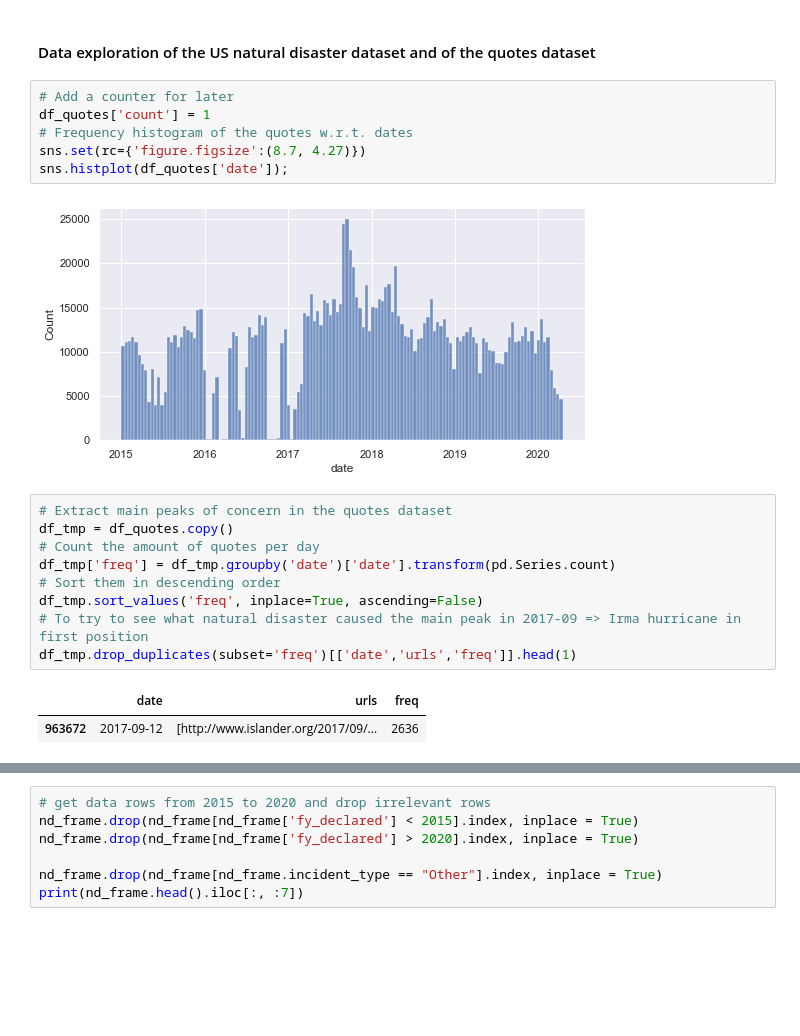
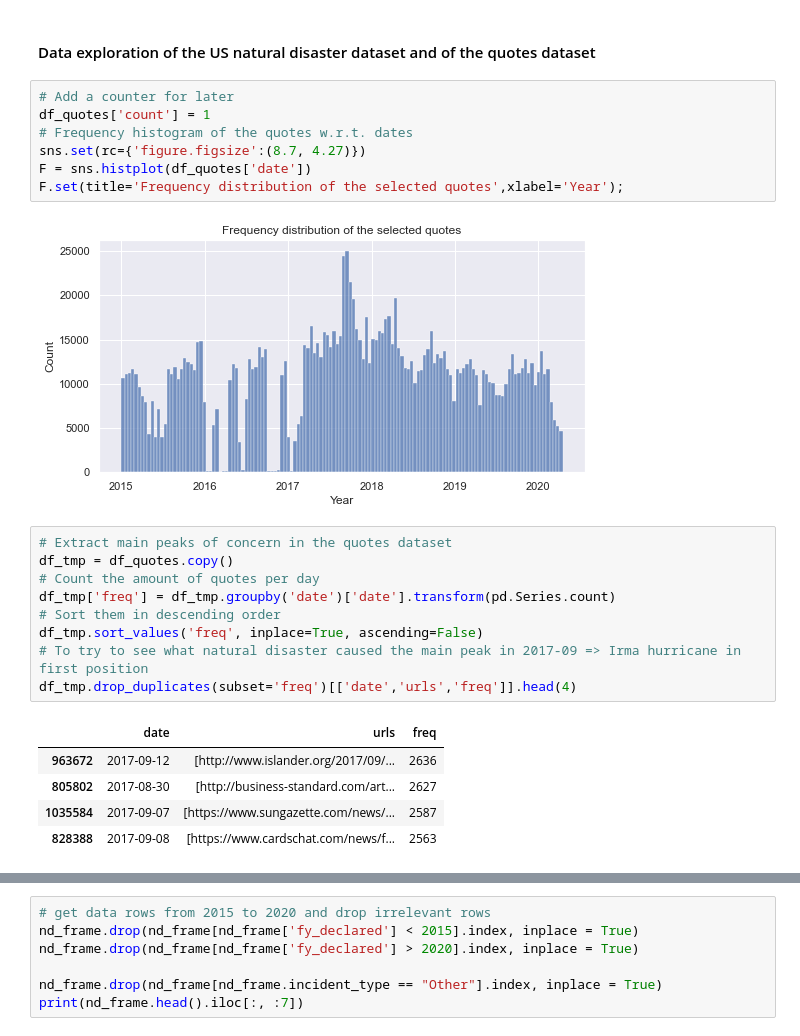
Before and after one commit to epfl-ada/ada-2021-project-marietan-ghariani-bracone-karimi, a Jupyter notebook: project.ipynb, the cells around one changed output, grey strips where cells are left out. Cells and saved outputs as stored; diff of their text form; blank space fills up the shorter version.

```diff
--- a/project.ipynb
+++ b/project.ipynb
@@ -269,11 +265,12 @@ Notable increase in the overal damage caused by natural disasters.
 # %%
 # Add a counter for later
 df_quotes['count'] = 1
 # Frequency histogram of the quotes w.r.t. dates
 sns.set(rc={'figure.figsize':(8.7, 4.27)})
-sns.histplot(df_quotes['date']);
+F = sns.histplot(df_quotes['date'])
+F.set(title='Frequency distribution of the selected quotes',xlabel='Year');
 # %% [output]
-[figure, old version]
+[figure, new version]
 # %%
 # Extract main peaks of concern in the quotes dataset
 df_tmp = df_quotes.copy()
@@ -282,10 +279,13 @@ df_tmp['freq'] = df_tmp.groupby('date')['date'].transform(pd.Series.count)
 # Sort them in descending order
 df_tmp.sort_values('freq', inplace=True, ascending=False)
 # To try to see what natural disaster caused the main peak in 2017-09 => Irma hurricane in first position
-df_tmp.drop_duplicates(subset='freq')[['date','urls','freq']].head(1)
+df_tmp.drop_duplicates(subset='freq')[['date','urls','freq']].head(4)
 # %% [output]
 |  | date | urls | freq |
 | 963672 | 2017-09-12 | [http://www.islander.org/2017/09/... | 2636 |
+| 805802 | 2017-08-30 | [http://business-standard.com/art... | 2627 |
+| 1035584 | 2017-09-07 | [https://www.sungazette.com/news/... | 2587 |
+| 828388 | 2017-09-08 | [https://www.cardschat.com/news/f... | 2563 |
 # %%
 # Natural disasters per year
 nd_frame['fy_declared'].hist(bins=100)
```
Also changed, not shown: parts of 40 cells of this notebook, 5 other files.
